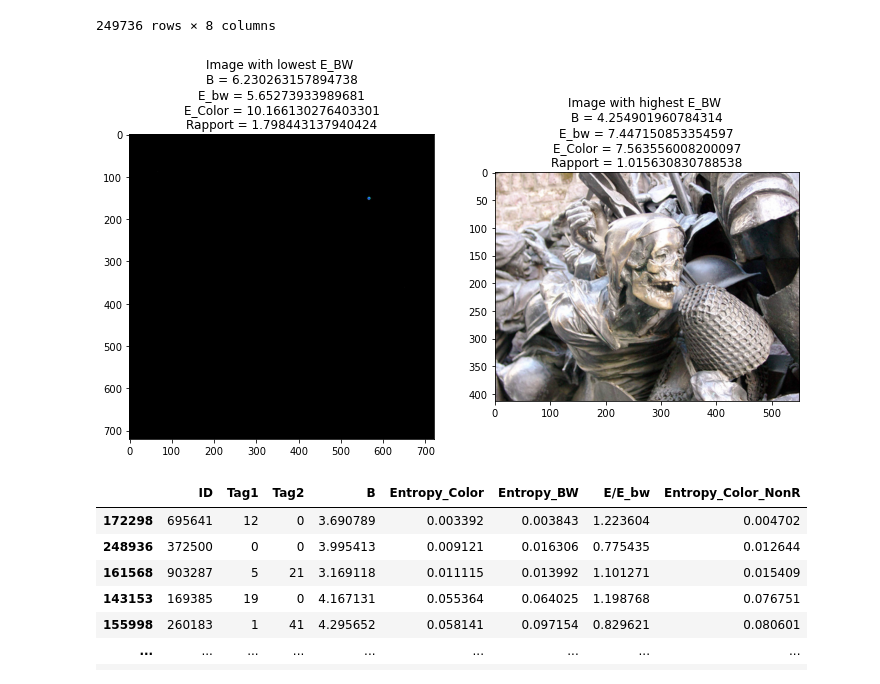
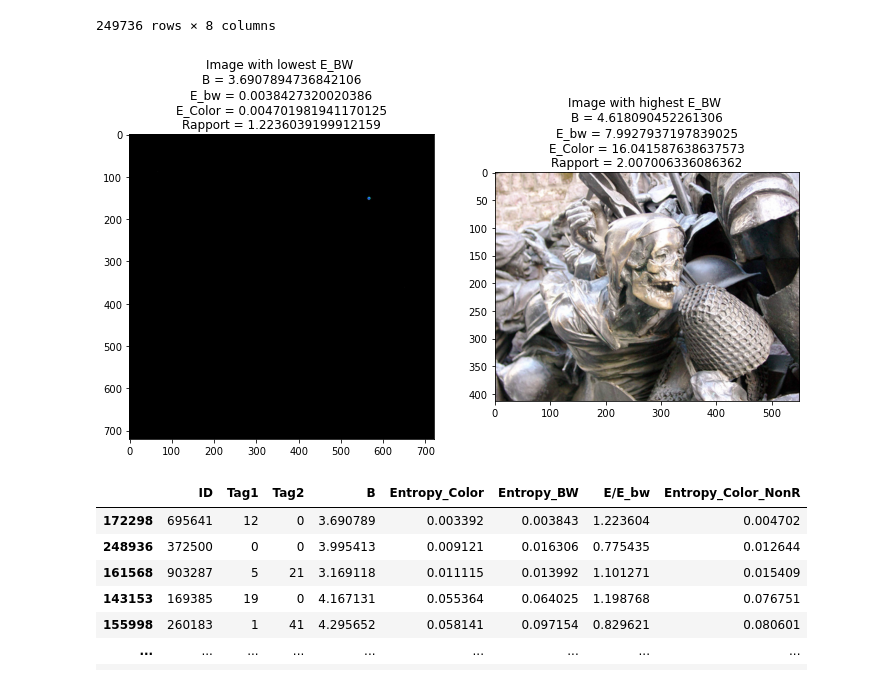
Before and after one commit to JoeBens/Entropy-Project, a Jupyter notebook: PIMA/Rapport.ipynb, the cells around one changed output. Drawn from its saved outputs; the diff is of its cells as text; code cells hidden in the pictures.

```diff
--- a/PIMA/Rapport.ipynb
+++ b/PIMA/Rapport.ipynb
@@ -143,6 +157,6 @@ niceDisplay14([lowest_rated_image, highest_rated_image],
 # %%
 #Trier les entropies BW par ordre ascendant
-data3 = data.sort_values(by=["Entropy_BW"])
+data3 = data.sort_values(by=["Entropy_BW"]).copy()
 data3
 # %% [output]
 |  | ID | Tag1 | Tag2 | B | Entropy_Color | Entropy_BW | E/E_bw | Entropy_Color_NonR |
@@ -160,24 +174,24 @@ data3
 249736 rows × 8 columns
 # %%
 image_with_lowestEbw = np.array(Image.open('images/695641.jpg'))#Charger l'image qui la plus basse Entropie BW
-ilbw_b = data3["B"][172299] #Récupérer sa note
-ilbw_bw_entropy = data3["Entropy_BW"][172299] #Récupérer son entropie Black & White
-ilbw_color_entropy = data3["Entropy_Color_NonR"][172299] #Récupérer son entropie Couleur
-r1 = data3["E/E_bw"][172299] #Récupérer le rapport E/E_bw de cette image
+ilbw_b = data3["B"][172298] #Récupérer sa note
+ilbw_bw_entropy = data3["Entropy_BW"][172298] #Récupérer son entropie Black & White
+ilbw_color_entropy = data3["Entropy_Color_NonR"][172298] #Récupérer son entropie Couleur
+r1 = data3["E/E_bw"][172298] #Récupérer le rapport E/E_bw de cette image
 
 #Ici on fait la même chose avec l'image qui l'entropie BW la plus haute
 image_with_highestEbw = np.array(Image.open('images/86983.jpg'))
-ihbw_b = data3["B"][123437]
-ihbw_bw_entropy = data3["Entropy_BW"][123437]
-ihbw_color_entropy = data3["Entropy_Color_NonR"][123437]
-r2 = data3["E/E_bw"][123437]
+ihbw_b = data3["B"][123427]
+ihbw_bw_entropy = data3["Entropy_BW"][123427]
+ihbw_color_entropy = data3["Entropy_Color_NonR"][123427]
+r2 = data3["E/E_bw"][123427]
 
 #Afficher les deux images avec leurs données
 title1 = 'Image with lowest E_BW \n'+'B = ' + str(ilbw_b)+ '\n' + 'E_bw = '+str(ilbw_bw_entropy)+'\n'+'E_Color = '+str(ilbw_color_entropy) + '\n' + 'Rapport = ' + str(r1)
 title2 = 'Image with highest E_BW \n'+'B = ' + str(ihbw_b)+ '\n' +'E_bw = '+str(ihbw_bw_entropy)+'\n'+'E_Color = '+str(ihbw_color_entropy) + '\n' + 'Rapport = ' + str(r2)
 niceDisplay14([image_with_lowestEbw, image_with_highestEbw],
               [title1, title2])
 # %% [output]
-[figure, old version]
+[figure, new version]
 # %%
 #Trier les entropies couleur par ordre ascendant
```
Also changed, not shown: parts of 33 cells of this notebook.
